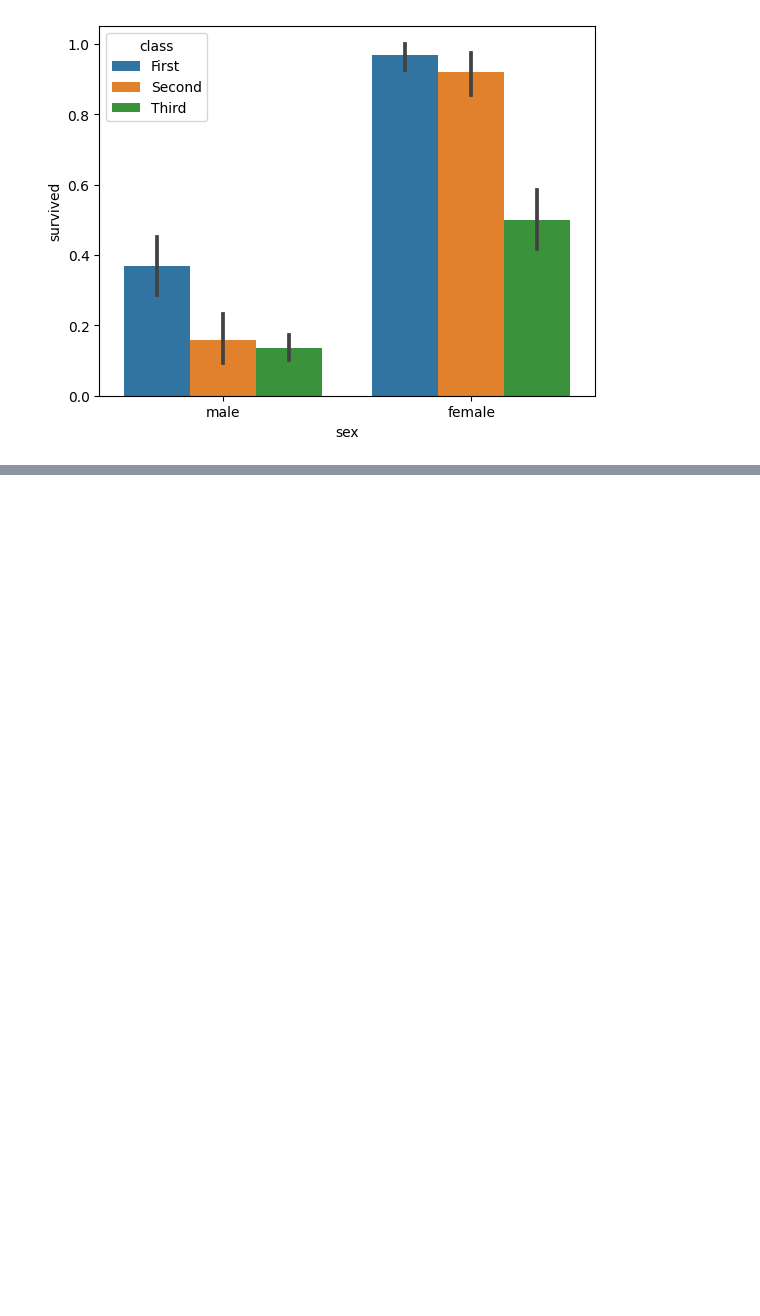
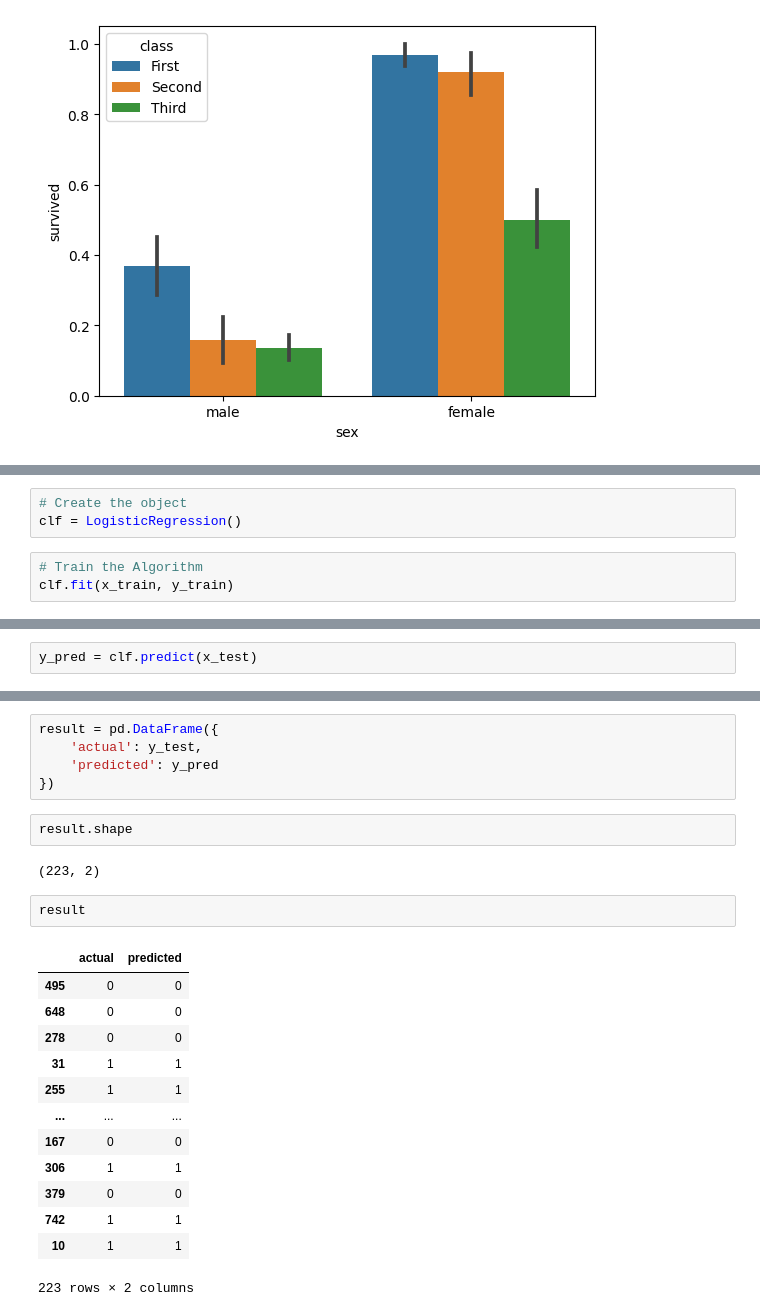
Before and after one commit to stellarboymihir/AI-ML-DS_Workshop, a Jupyter notebook: DSVL-2.ipynb, the cells around one changed output, grey strips where cells are left out. Cells and saved outputs as stored; diff of their text form; blank space fills up the shorter version.

```diff
--- a/DSVL-2.ipynb
+++ b/DSVL-2.ipynb
@@ -188,0 +270,6 @@ sns.barplot(x = 'sex', y = 'survived', data = df, hue = 'class')
+# %%
+# Create the object
+clf = LogisticRegression()
+# %%
+# Train the Algorithm
+clf.fit(x_train, y_train)
@@ -188,0 +294,2 @@ sns.barplot(x = 'sex', y = 'survived', data = df, hue = 'class')
+# %%
+y_pred = clf.predict(x_test)
@@ -188,0 +325,25 @@ sns.barplot(x = 'sex', y = 'survived', data = df, hue = 'class')
+# %%
+result = pd.DataFrame({
+    'actual': y_test,
+    'predicted': y_pred
+})
+# %%
+result.shape
+# %% [output]
+(223, 2)
+# %%
+result
+# %% [output]
+|  | actual | predicted |
+| 495 | 0 | 0 |
+| 648 | 0 | 0 |
+| 278 | 0 | 0 |
+| 31 | 1 | 1 |
+| 255 | 1 | 1 |
+| ... | ... | ... |
+| 167 | 0 | 0 |
+| 306 | 1 | 1 |
+| 379 | 0 | 0 |
+| 742 | 1 | 1 |
+| 10 | 1 | 1 |
+223 rows × 2 columns
```
Also changed, not shown: parts of 47 cells of this notebook, 1 other file.
